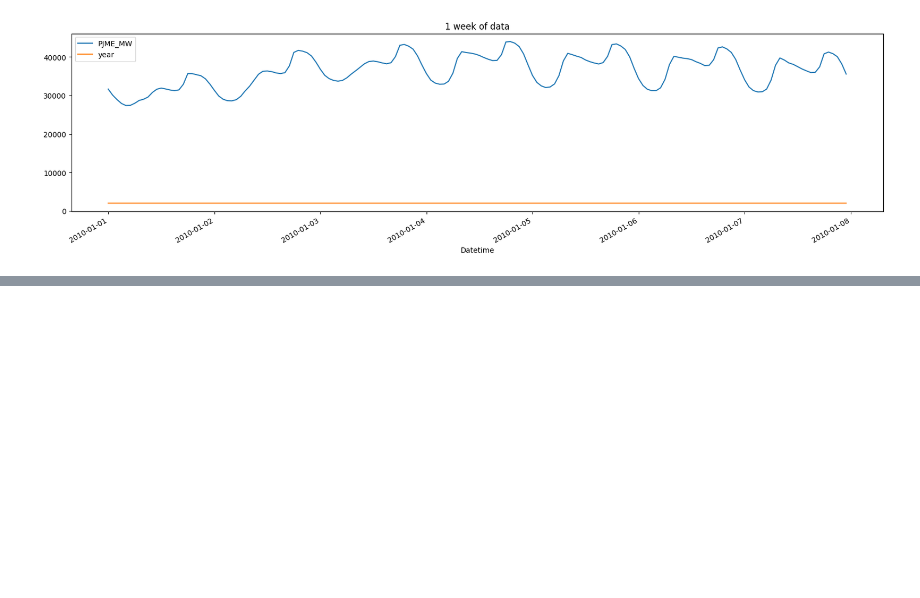
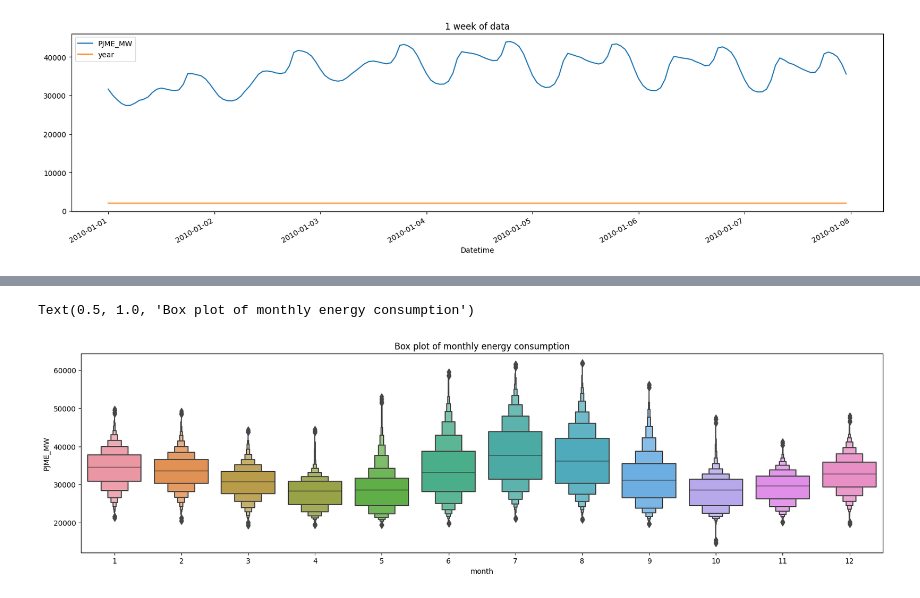
Before and after one commit to Darklaneanjana/ML_DL, a Jupyter notebook: Hourly_Energy_Consumption_Forcast/Time-Series.ipynb, the cells around one changed output, grey strips where cells are left out. Drawn from its saved outputs; the diff is of its cells as text; code cells hidden in the pictures; blank space fills up the shorter version.

```diff
--- a/Hourly_Energy_Consumption_Forcast/Time-Series.ipynb
+++ b/Hourly_Energy_Consumption_Forcast/Time-Series.ipynb
@@ -89,0 +109,7 @@ df.loc['2010-01-01':'2010-01-07'].plot(figsize=(20, 5), title='1 week of data')
+# %%
+fig, ax = plt.subplots(figsize=(20, 5))
+sns.boxenplot(x='month', y='PJME_MW', data=df, ax=ax)
+ax.set_title('Box plot of monthly energy consumption')
+# %% [output]
+Text(0.5, 1.0, 'Box plot of monthly energy consumption')
+[figure, added]
```
Also changed, not shown: parts of 6 cells of this notebook, 2 other files.
